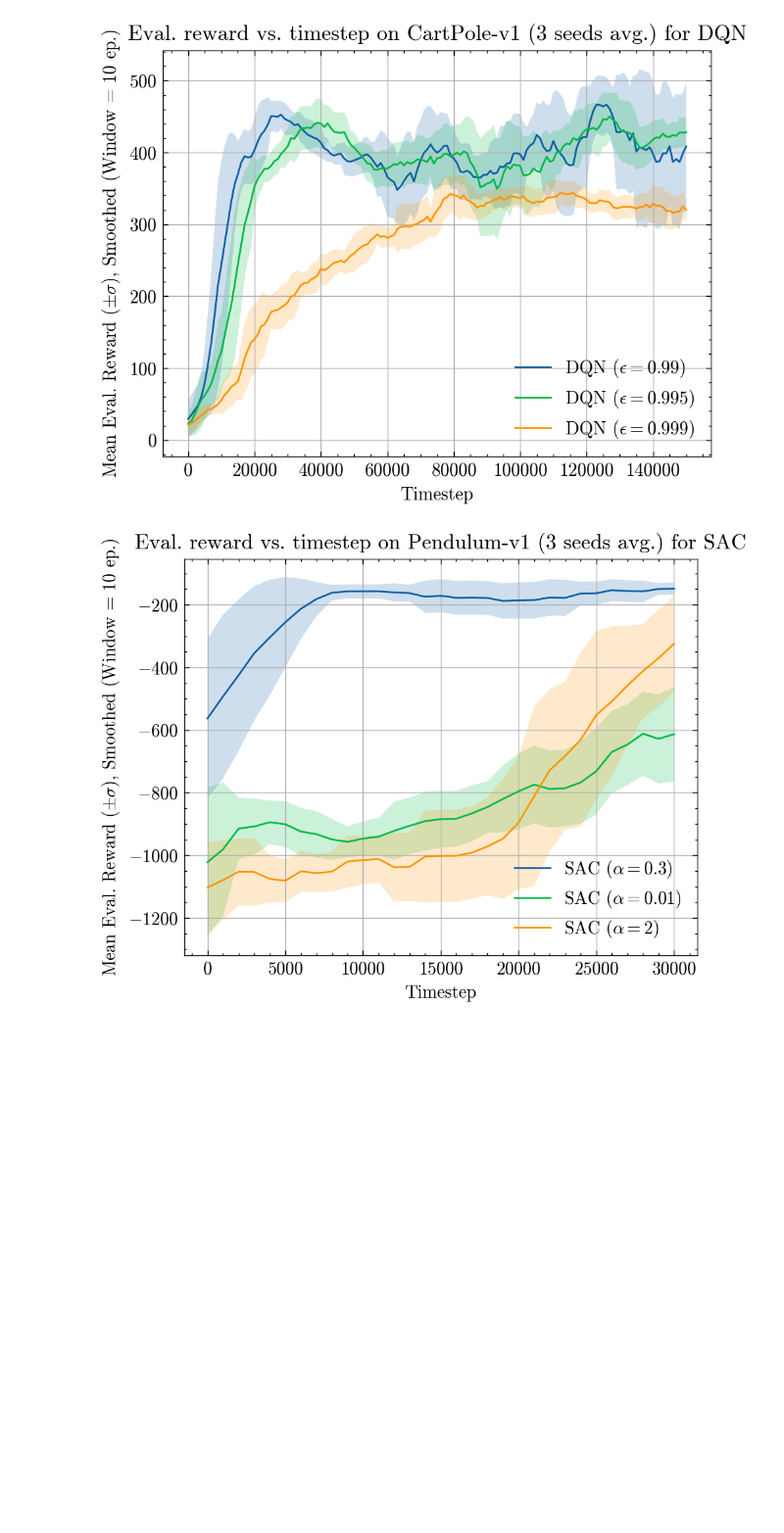
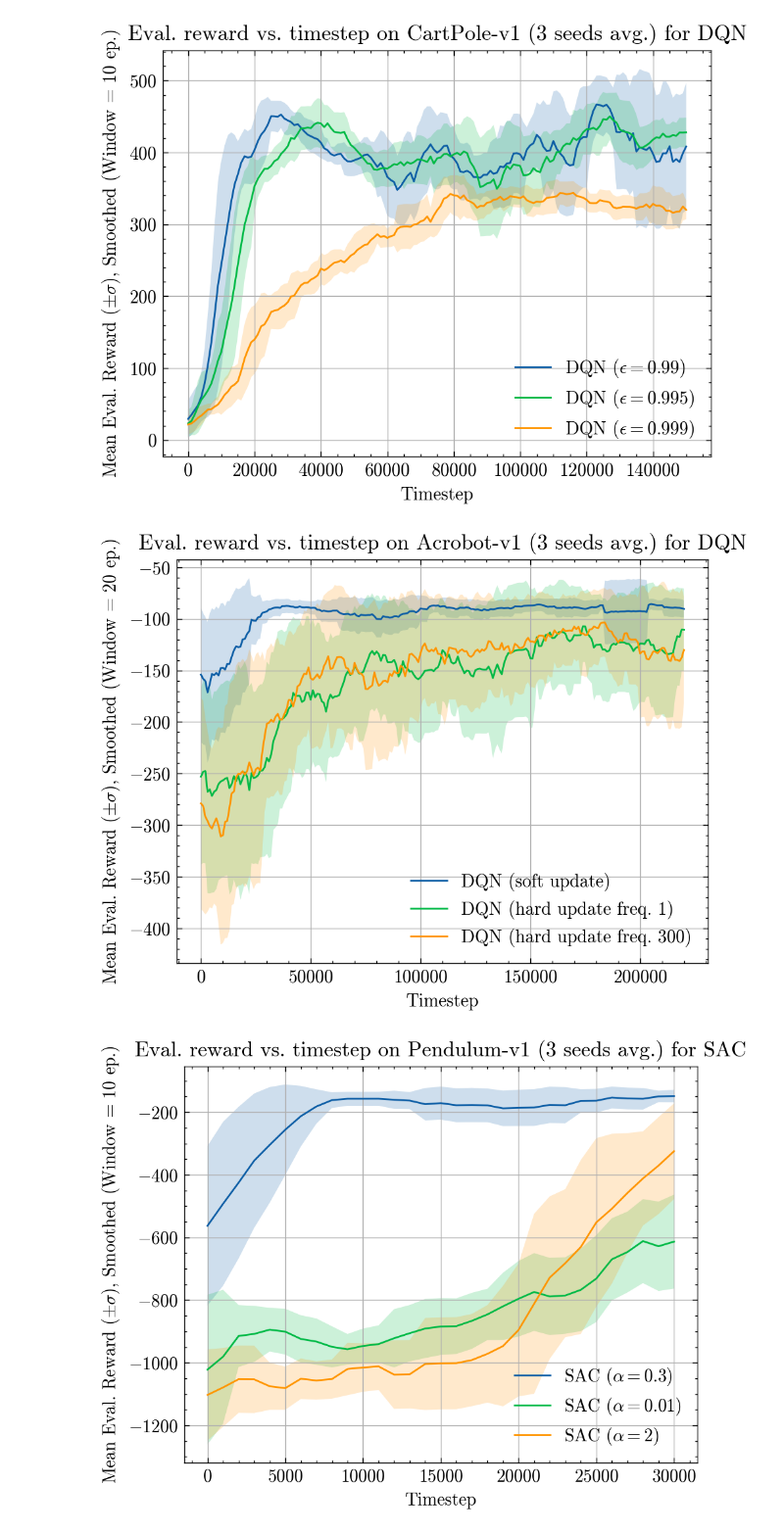
Before and after one commit to surkovv/RL_Project, a Jupyter notebook: plots.ipynb, the cells around one changed output. Shown at 98% size. Cells and saved outputs as stored; diff of their text form; code cells hidden in the pictures; blank space fills up the shorter version.

```diff
--- a/plots.ipynb
+++ b/plots.ipynb
@@ -125,6 +125,10 @@ ppo_steps_2048 = mean_over_seed_ppo(['PPO_plots/ppo_eval_seed0_CartPole-v1_step_
                                     'PPO_plots/ppo_eval_seed23_CartPole-v1_step_2048.npy',
                                     'PPO_plots/ppo_eval_seed1337_CartPole-v1_step_2048.npy'])
 
+ppo_update_hard_1 = mean_over_seed_dqn('DQN_plots/soft_vs_hard/hard_update_freq_1_eps_decay=0.995_acrobot_env.npy')
+ppo_update_hard_300 = mean_over_seed_dqn('DQN_plots/soft_vs_hard/hard_update_freq_300_eps_decay=0.995_acrobot_env.npy')
+ppo_update_soft = mean_over_seed_dqn('DQN_plots/soft_vs_hard/soft_update_eps_decay=0.995_acrobot_env.npy')
+
 discrete = {
     'PPO': ppo_d,
     'DQN': dqn_e_99_t_005[:180],
@@ -146,6 +150,12 @@ dqn_epsilon = {
     'DQN ($\\epsilon=0.99$)': dqn_e_99_t_005,
     'DQN ($\\epsilon=0.995$)': dqn_e_995_t_005,
     'DQN ($\\epsilon=0.999$)': dqn_e_999_t_005[:160],
+}
+
+dqn_update = {
+    'DQN (soft update)': ppo_update_soft,
+    'DQN (hard update freq. 1)': ppo_update_hard_1,
+    'DQN (hard update freq. 300)': ppo_update_hard_300,
 }
 
 
@@ -291,6 +301,10 @@ plot_hyperparameters(dqn_tau, "CartPole-v1", 10, "tau")
 plot_hyperparameters(dqn_epsilon, "CartPole-v1", 10, "epsilon")
 # %% [output]
 [figure]
+# %%
+plot_hyperparameters(dqn_update, "Acrobot-v1", 20, "update")
+# %% [output]
+[figure, added]
 # %%
 plot_hyperparameters(sac_alpha, "Pendulum-v1", 10, "alpha")
 # %% [output]
```
Also changed, not shown: 15 other files.
